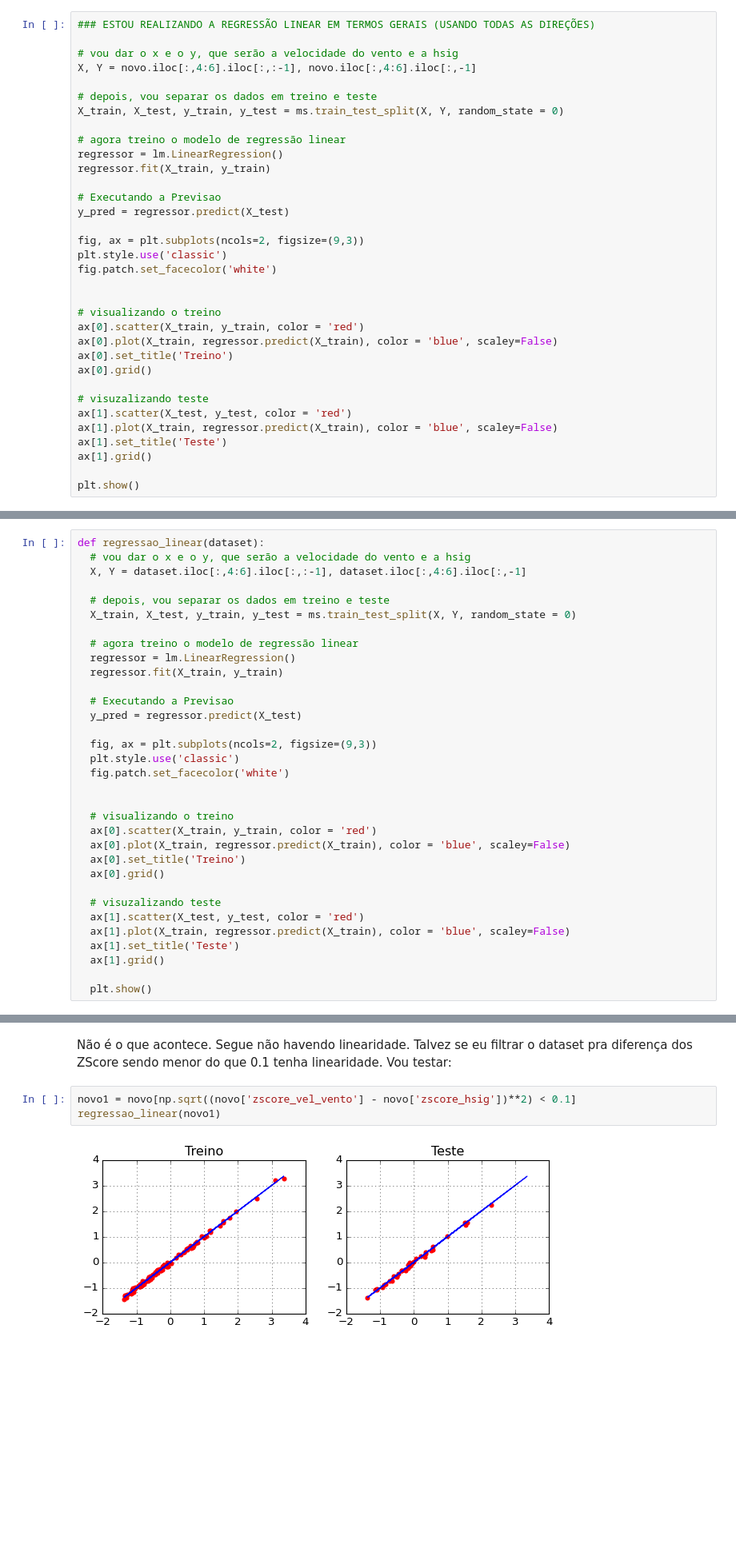
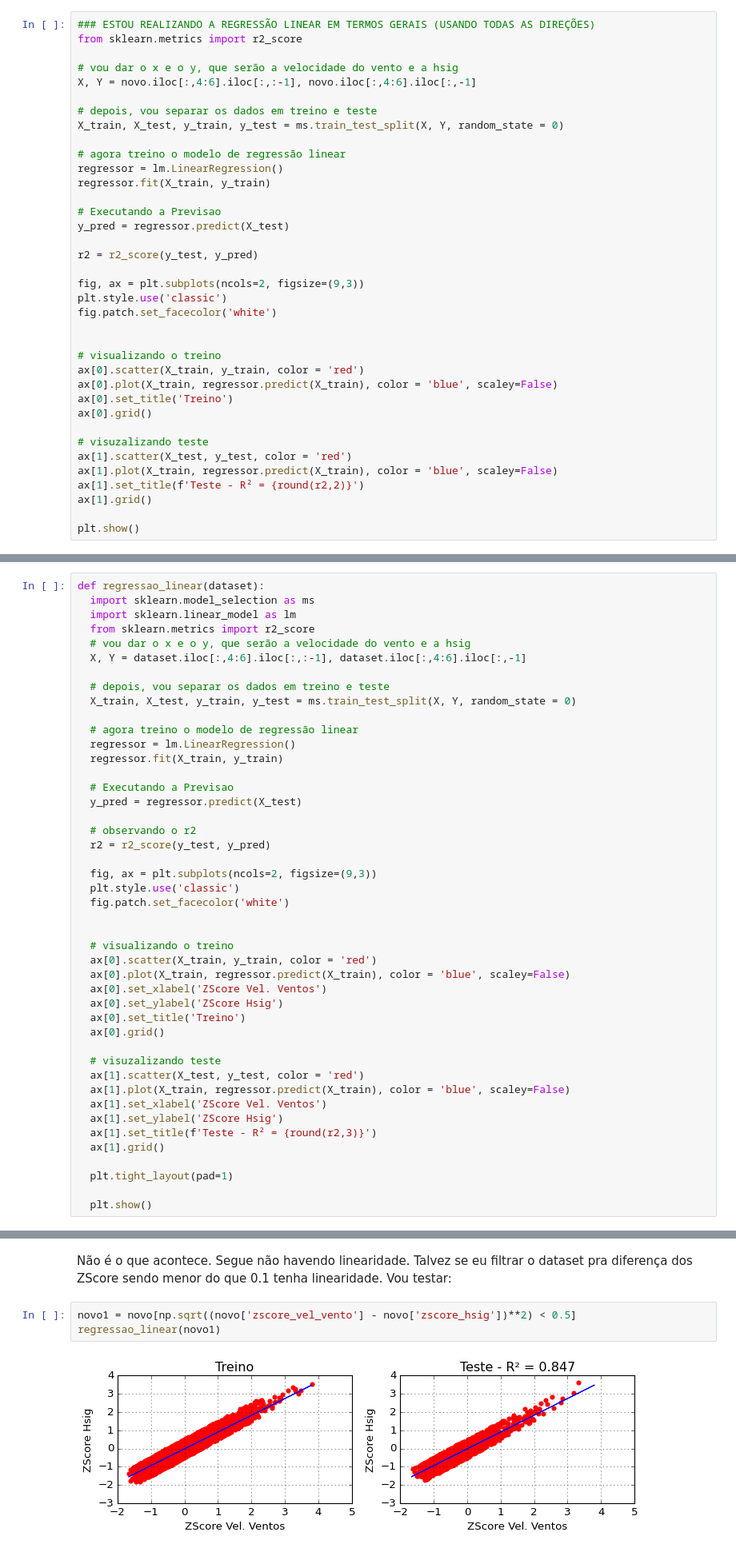
Before and after one commit to jonatanriq/oceanografia, a Jupyter notebook: analise_simcosta_ipanema.ipynb, the cells around one changed output, grey strips where cells are left out. Shown at 80% size. Saved outputs shown, nothing was run; the diff lists cells and outputs as text; blank space fills up the shorter version.

```diff
--- a/analise_simcosta_ipanema.ipynb
+++ b/analise_simcosta_ipanema.ipynb
@@ -380,6 +369,7 @@ novo.iloc[:,4:6].iloc[:,:-1]
 2384 rows × 1 columns
 # %%
 ### ESTOU REALIZANDO A REGRESSÃO LINEAR EM TERMOS GERAIS (USANDO TODAS AS DIREÇÕES)
+from sklearn.metrics import r2_score
 
 # vou dar o x e o y, que serão a velocidade do vento e a hsig
 X, Y = novo.iloc[:,4:6].iloc[:,:-1], novo.iloc[:,4:6].iloc[:,-1]
@@ -393,6 +383,8 @@ regressor.fit(X_train, y_train)
 
 # Executando a Previsao
 y_pred = regressor.predict(X_test)
+
+r2 = r2_score(y_test, y_pred)
 
 fig, ax = plt.subplots(ncols=2, figsize=(9,3))
 plt.style.use('classic')
@@ -408,7 +400,7 @@ ax[0].grid()
 # visuzalizando teste
 ax[1].scatter(X_test, y_test, color = 'red')
 ax[1].plot(X_train, regressor.predict(X_train), color = 'blue', scaley=False)
-ax[1].set_title('Teste')
+ax[1].set_title(f'Teste - R² = {round(r2,2)}')
 ax[1].grid()
 
 plt.show()
@@ -424,6 +416,9 @@ Essa é a pergunta que fica. Será que não vale a pena restringir **ainda mais*
 ### Criando a função regressor
 # %%
 def regressao_linear(dataset):
+  import sklearn.model_selection as ms
+  import sklearn.linear_model as lm
+  from sklearn.metrics import r2_score
   # vou dar o x e o y, que serão a velocidade do vento e a hsig
   X, Y = dataset.iloc[:,4:6].iloc[:,:-1], dataset.iloc[:,4:6].iloc[:,-1]
 
@@ -437,6 +432,9 @@ def regressao_linear(dataset):
   # Executando a Previsao
   y_pred = regressor.predict(X_test)
 
+  # observando o r2
+  r2 = r2_score(y_test, y_pred)
+
   fig, ax = plt.subplots(ncols=2, figsize=(9,3))
   plt.style.use('classic')
   fig.patch.set_facecolor('white')
@@ -445,15 +443,21 @@ def regressao_linear(dataset):
   # visualizando o treino
   ax[0].scatter(X_train, y_train, color = 'red')
   ax[0].plot(X_train, regressor.predict(X_train), color = 'blue', scaley=False)
+  ax[0].set_xlabel('ZScore Vel. Ventos')
+  ax[0].set_ylabel('ZScore Hsig')
   ax[0].set_title('Treino')
   ax[0].grid()
 
   # visuzalizando teste
   ax[1].scatter(X_test, y_test, color = 'red')
   ax[1].plot(X_train, regressor.predict(X_train), color = 'blue', scaley=False)
-  ax[1].set_title('Teste')
+  ax[1].set_xlabel('ZScore Vel. Ventos')
+  ax[1].set_ylabel('ZScore Hsig')
+  ax[1].set_title(f'Teste - R² = {round(r2,3)}')
   ax[1].grid()
 
+  plt.tight_layout(pad=1)
+
   plt.show()
 # %% [markdown]
 ### Criando as Regressões
@@ -465,8 +471,8 @@ regressao_linear(novo1)
 # %% [markdown]
 Não é o que acontece. Segue não havendo linearidade. Talvez se eu filtrar o dataset pra diferença dos ZScore sendo menor do que 0.1 tenha linearidade. Vou testar:
 # %%
-novo1 = novo[np.sqrt((novo['zscore_vel_vento'] - novo['zscore_hsig'])**2) < 0.1]
+novo1 = novo[np.sqrt((novo['zscore_vel_vento'] - novo['zscore_hsig'])**2) < 0.5]
 regressao_linear(novo1)
 # %% [output]
-[figure, old version]
+[figure, new version]
 # %% [markdown]
```
Also changed, not shown: parts of 23 cells of this notebook.
